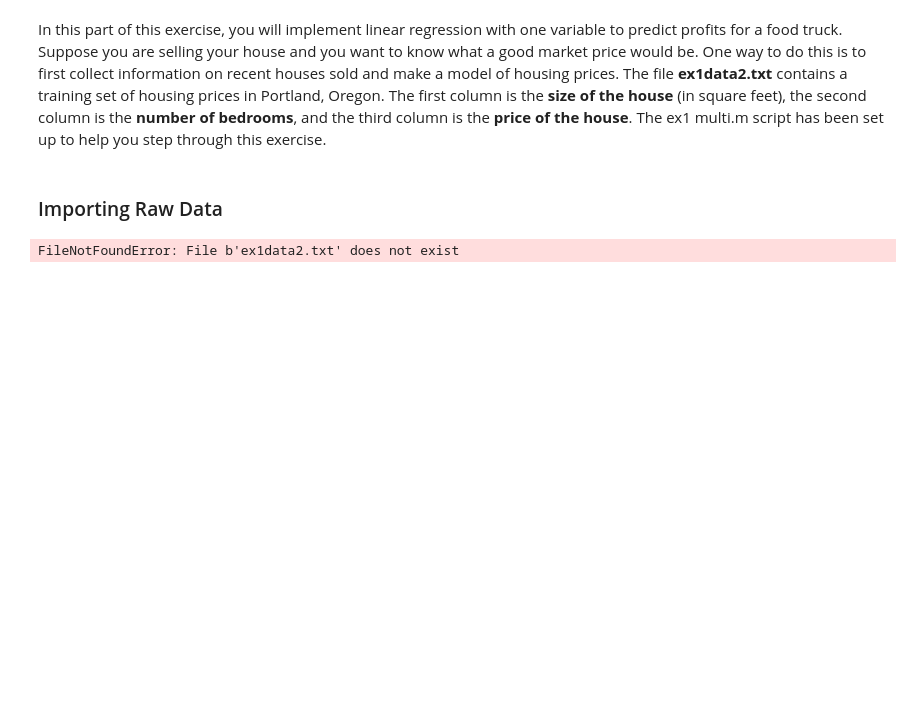
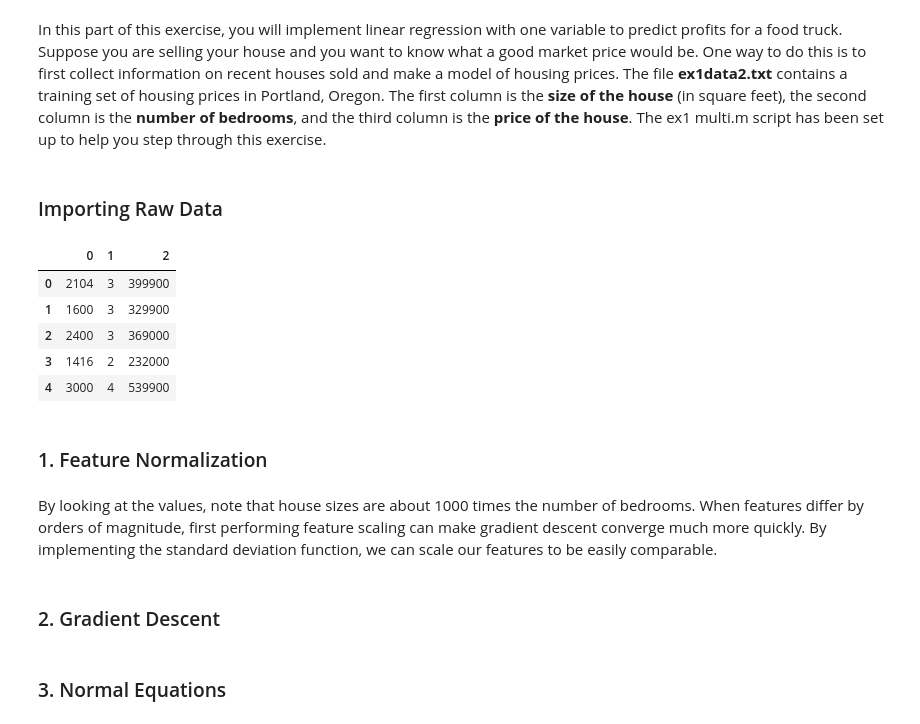
Before and after one commit to carlymichele/CourseraML, a Jupyter notebook: hw1/food_truck_profits.ipynb, the cells around one changed output. Drawn from its saved outputs; the diff is of its cells as text; code cells hidden in the pictures; blank space fills up the shorter version.

Commit message:
added feature normalization

```diff
--- a/hw1/food_truck_profits.ipynb
+++ b/hw1/food_truck_profits.ipynb
@@ -139,10 +139,20 @@ datafile2 = "./data/ex1data2.txt"
 # %% [markdown]
 ### Importing Raw Data
 # %%
-data = pd.read_csv('ex1data2.txt', sep = ',', header = None)
+data = pd.read_csv(datafile2, sep = ',', header = None)
 X = data.iloc[:,0:2] # read first two columns into X
 y = data.iloc[:,2] # read the third column into y
 m = len(y) # no. of training samples
 data.head()
 # %% [output]
-FileNotFoundError: File b'ex1data2.txt' does not exist
+|  | 0 | 1 | 2 |
+| 0 | 2104 | 3 | 399900 |
+| 1 | 1600 | 3 | 329900 |
+| 2 | 2400 | 3 | 369000 |
+| 3 | 1416 | 2 | 232000 |
+| 4 | 3000 | 4 | 539900 |
+# %% [markdown]
+### 1. Feature Normalization
+# %% [markdown]
+By looking at the values, note that house sizes are about 1000 times the number of bedrooms. When features differ by orders of magnitude, first performing feature scaling can make gradient descent converge much more quickly.
+By implementing the standard deviation function, we can scale our features to be easily comparable.
@@ -148,0 +161,4 @@ FileNotFoundError: File b'ex1data2.txt' does not exist
+# %% [markdown]
+### 2. Gradient Descent
+# %% [markdown]
+### 3. Normal Equations
```
Also changed, not shown: parts of 1 cell of this notebook.
